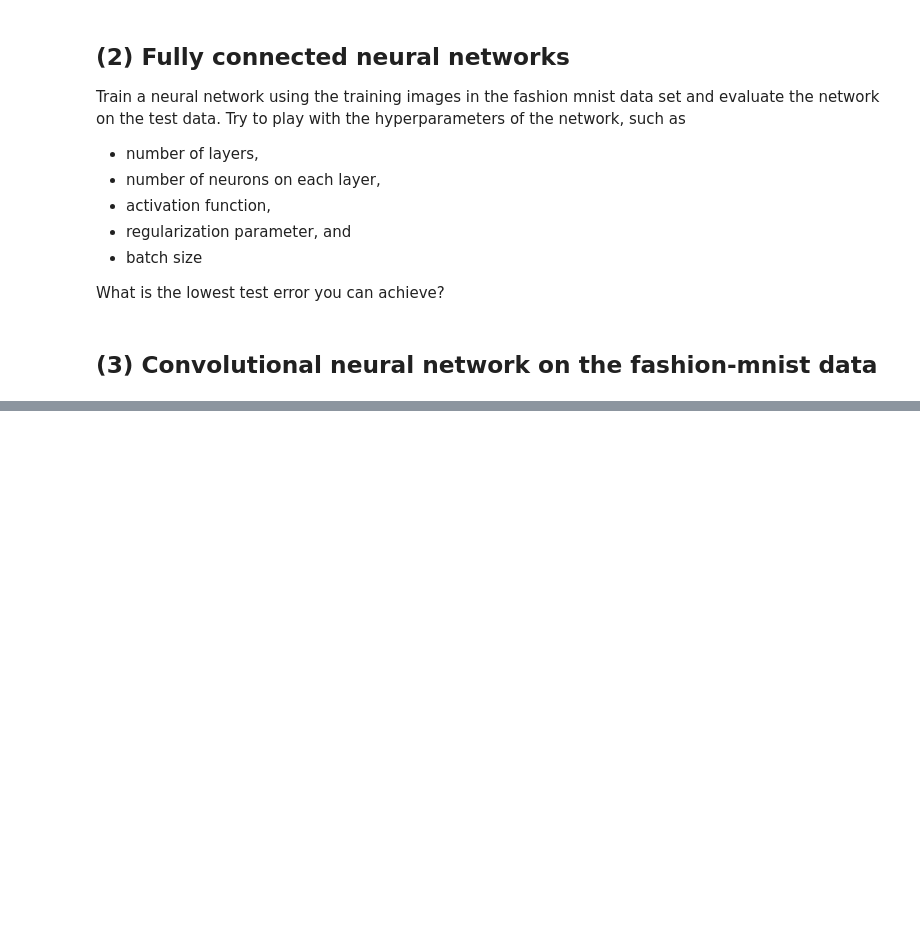
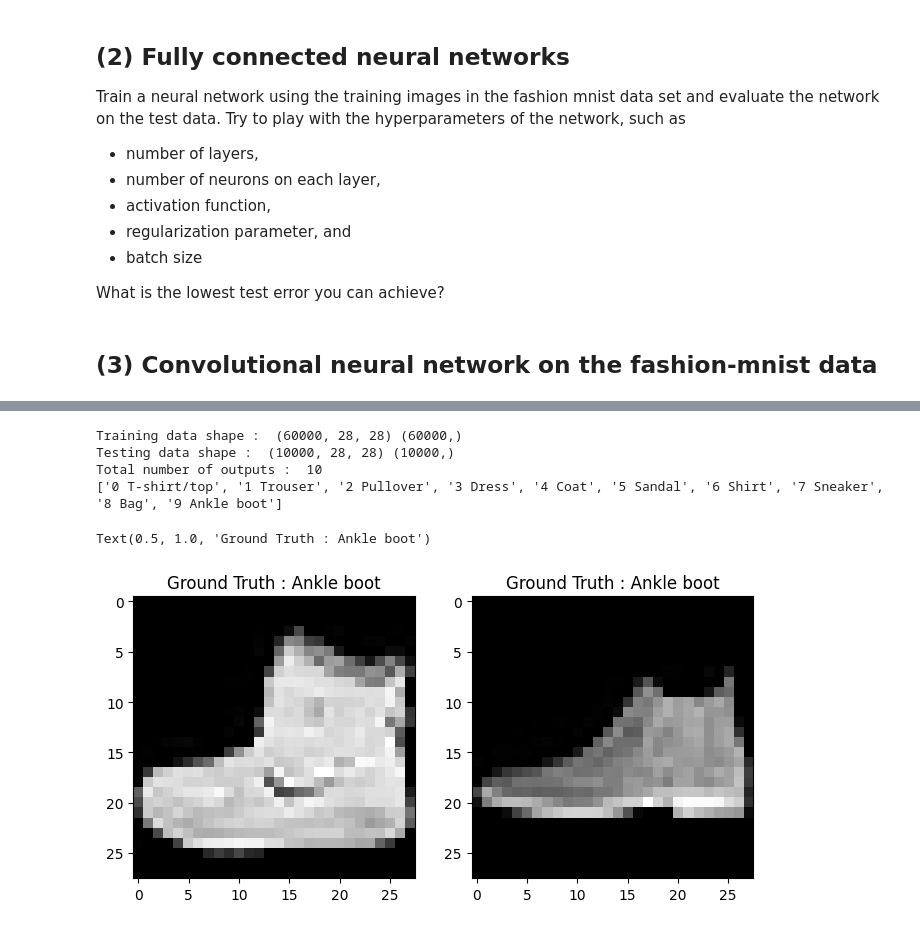
Before and after one commit to andnet-deboer/miniproject3_Math395, a Jupyter notebook: miniproject3_neuralnets.ipynb, the cells around one changed output, grey strips where cells are left out. Saved outputs shown, nothing was run; the diff lists cells and outputs as text; code cells hidden in the pictures; blank space fills up the shorter version.

```diff
--- a/miniproject3_neuralnets.ipynb
+++ b/miniproject3_neuralnets.ipynb
@@ -90,0 +98,37 @@ You just need to copy all the code from there and reproduce the results below.
+# %%
+#Load and split train and test data
+(train_X,train_Y), (test_X,test_Y) = fashion_mnist.load_data()
+
+
+print('Training data shape : ', train_X.shape, train_Y.shape)
+
+print('Testing data shape : ', test_X.shape, test_Y.shape)
+
+classes = np.unique(train_Y) #List unique classes in the training labels
+nClasses = len(classes) #Number of unique classes among training lables
+class_label = ['T-shirt/top', 'Trouser', 'Pullover', 'Dress', 'Coat', 'Sandal', 'Shirt','Sneaker','Bag','Ankle boot']
+print('Total number of outputs : ', nClasses)
+disp_classes = []
+for i in enumerate(classes):
+    disp_classes.append(str(i[0])+" "+str(class_label[i[0]]))
+print(disp_classes)
+# %% [output]
+Training data shape :  (60000, 28, 28) (60000,)
+Testing data shape :  (10000, 28, 28) (10000,)
+Total number of outputs :  10
+['0 T-shirt/top', '1 Trouser', '2 Pullover', '3 Dress', '4 Coat', '5 Sandal', '6 Shirt', '7 Sneaker', '8 Bag', '9 Ankle boot']
+# %%
+plt.figure(figsize=[8,5])
+
+# Display the first image in training data
+plt.subplot(121)
+plt.imshow(train_X[0,:,:], cmap='gray')
+plt.title("Ground Truth : {}".format(class_label[train_Y[0]]))
+
+# Display the first image in testing data
+plt.subplot(122)
+plt.imshow(test_X[0,:,:], cmap='gray')
+plt.title("Ground Truth : {}".format(class_label[test_Y[0]]))
+# %% [output]
+Text(0.5, 1.0, 'Ground Truth : Ankle boot')
+[figure, added]
```
Also changed, not shown: parts of 5 cells of this notebook.
